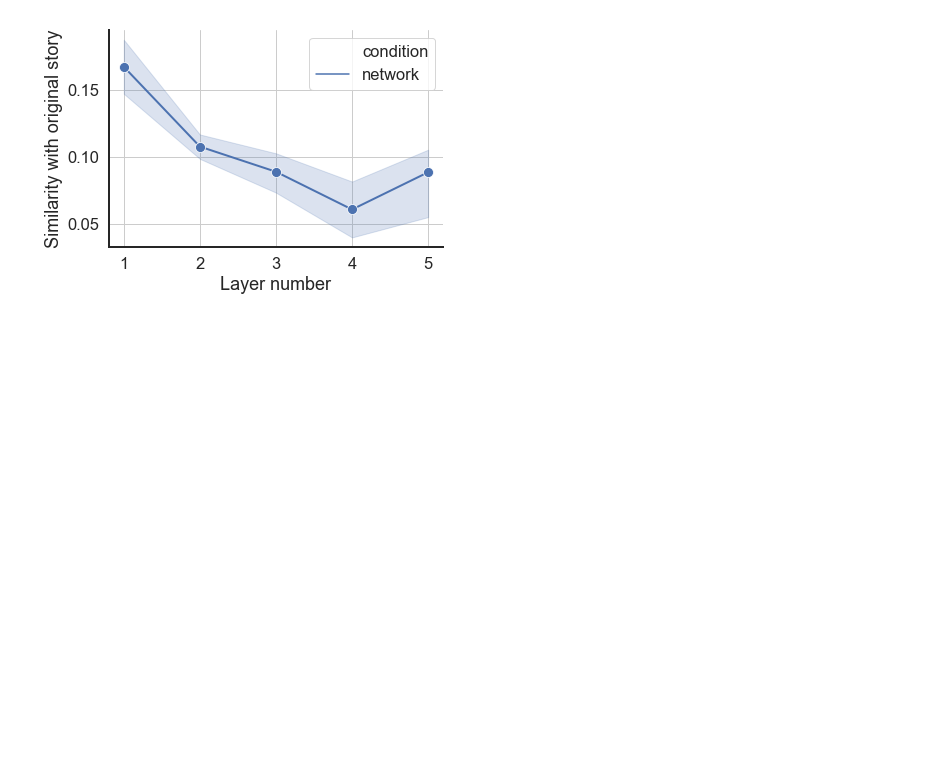
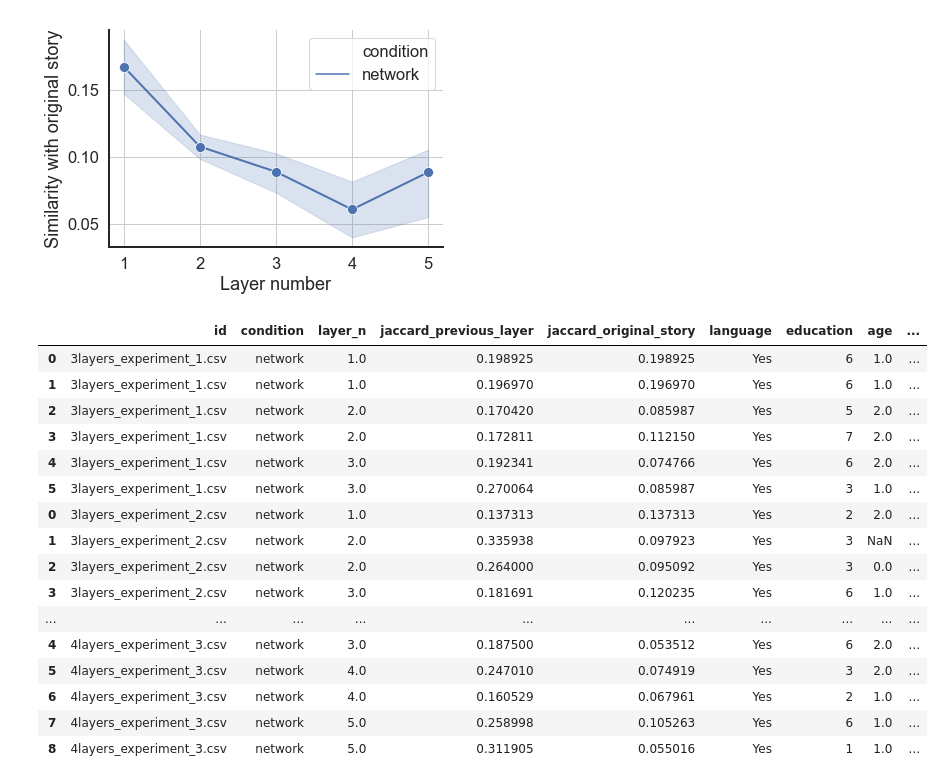
Before and after one commit to jgarciab/rumor_stuff, a Jupyter notebook: analyze_data.ipynb, the cells around one changed output. Saved outputs shown, nothing was run; the diff lists cells and outputs as text; code cells hidden in the pictures; blank space fills up the shorter version.

Commit message:
save results

```diff
--- a/analyze_data.ipynb
+++ b/analyze_data.ipynb
@@ -96,3 +99,23 @@ set_style("original story")
 Passing one of 'on', 'true', 'off', 'false' as a boolean is deprecated; use an actual boolean (True/False) instead.
   warn_deprecated("2.2", "Passing one of 'on', 'true', 'off', 'false' as a "
 [figure]
+# %%
+results
+# %% [output]
+|  | id | condition | layer_n | jaccard_previous_layer | jaccard_original_story | language | education | age | ... |
+| 0 | 3layers_experiment_1.csv | network | 1.0 | 0.198925 | 0.198925 | Yes | 6 | 1.0 | ... |
+| 1 | 3layers_experiment_1.csv | network | 1.0 | 0.196970 | 0.196970 | Yes | 6 | 1.0 | ... |
+| 2 | 3layers_experiment_1.csv | network | 2.0 | 0.170420 | 0.085987 | Yes | 5 | 2.0 | ... |
+| 3 | 3layers_experiment_1.csv | network | 2.0 | 0.172811 | 0.112150 | Yes | 7 | 2.0 | ... |
+| 4 | 3layers_experiment_1.csv | network | 3.0 | 0.192341 | 0.074766 | Yes | 6 | 2.0 | ... |
+| 5 | 3layers_experiment_1.csv | network | 3.0 | 0.270064 | 0.085987 | Yes | 3 | 1.0 | ... |
+| 0 | 3layers_experiment_2.csv | network | 1.0 | 0.137313 | 0.137313 | Yes | 2 | 2.0 | ... |
+| 1 | 3layers_experiment_2.csv | network | 2.0 | 0.335938 | 0.097923 | Yes | 3 | NaN | ... |
+| 2 | 3layers_experiment_2.csv | network | 2.0 | 0.264000 | 0.095092 | Yes | 3 | 0.0 | ... |
+| 3 | 3layers_experiment_2.csv | network | 3.0 | 0.181691 | 0.120235 | Yes | 6 | 1.0 | ... |
+| ... | ... | ... | ... | ... | ... | ... | ... | ... | ... |
+| 4 | 4layers_experiment_3.csv | network | 3.0 | 0.187500 | 0.053512 | Yes | 6 | 2.0 | ... |
+| 5 | 4layers_experiment_3.csv | network | 4.0 | 0.247010 | 0.074919 | Yes | 3 | 2.0 | ... |
+| 6 | 4layers_experiment_3.csv | network | 4.0 | 0.160529 | 0.067961 | Yes | 2 | 1.0 | ... |
+| 7 | 4layers_experiment_3.csv | network | 5.0 | 0.258998 | 0.105263 | Yes | 6 | 1.0 | ... |
+| 8 | 4layers_experiment_3.csv | network | 5.0 | 0.311905 | 0.055016 | Yes | 1 | 1.0 | ... |
```
Also changed, not shown: parts of 1 cell of this notebook, 1 other file.
